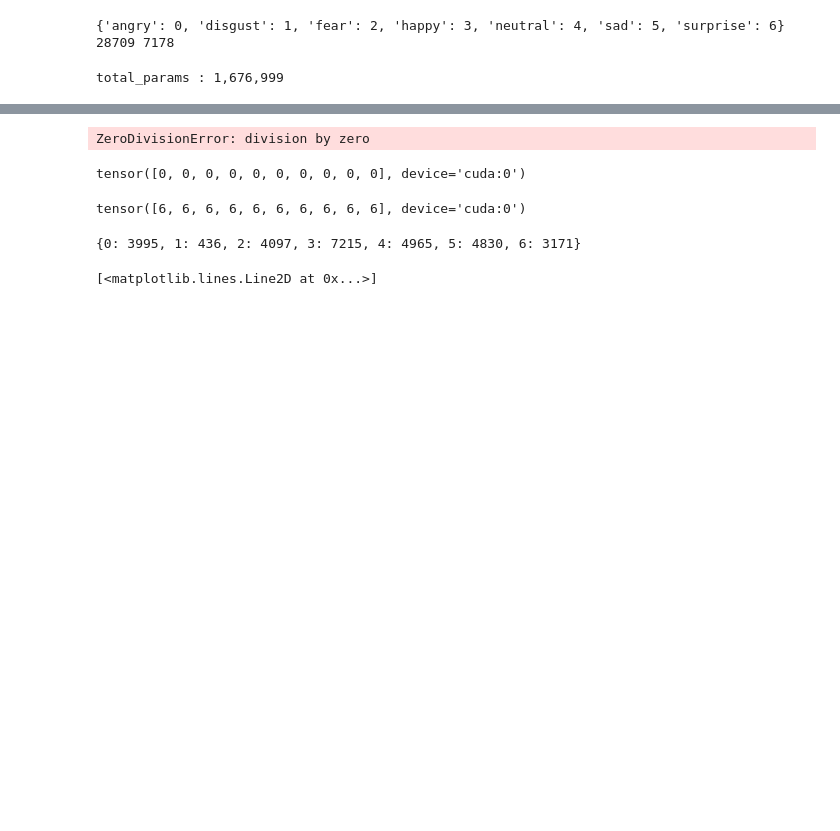
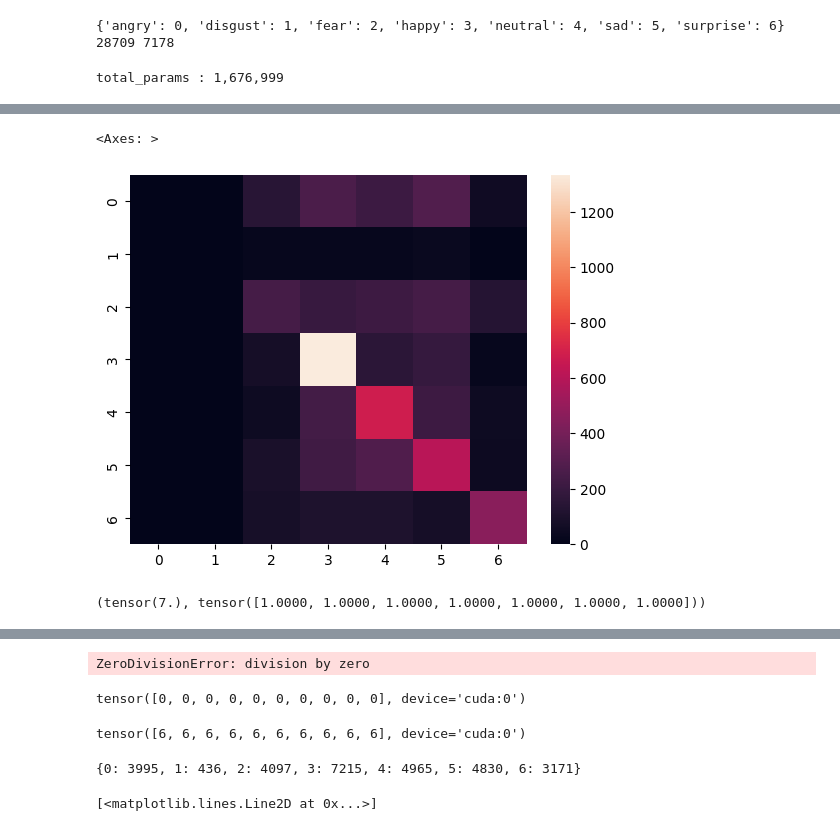
Before and after one commit to Harsh-Jain02/Facial-Expression_Recognition, a Jupyter notebook: model_1.ipynb, the cells around one changed output, grey strips where cells are left out. Cells and saved outputs as stored; diff of their text form; code cells hidden in the pictures; blank space fills up the shorter version.

```diff
--- a/model_1.ipynb
+++ b/model_1.ipynb
@@ -95,0 +137,5 @@ helper.plot_result(results)
+# %%
+sns.heatmap(conf, annot=False)
+# %% [output]
+<Axes: >
+[figure, added]
@@ -95,0 +145,4 @@ helper.plot_result(results)
+# %%
+conf.sum(), conf.sum(1)
+# %% [output]
+(tensor(7.), tensor([1.0000, 1.0000, 1.0000, 1.0000, 1.0000, 1.0000, 1.0000]))
```
Also changed, not shown: parts of 14 cells of this notebook, 1 other file.
